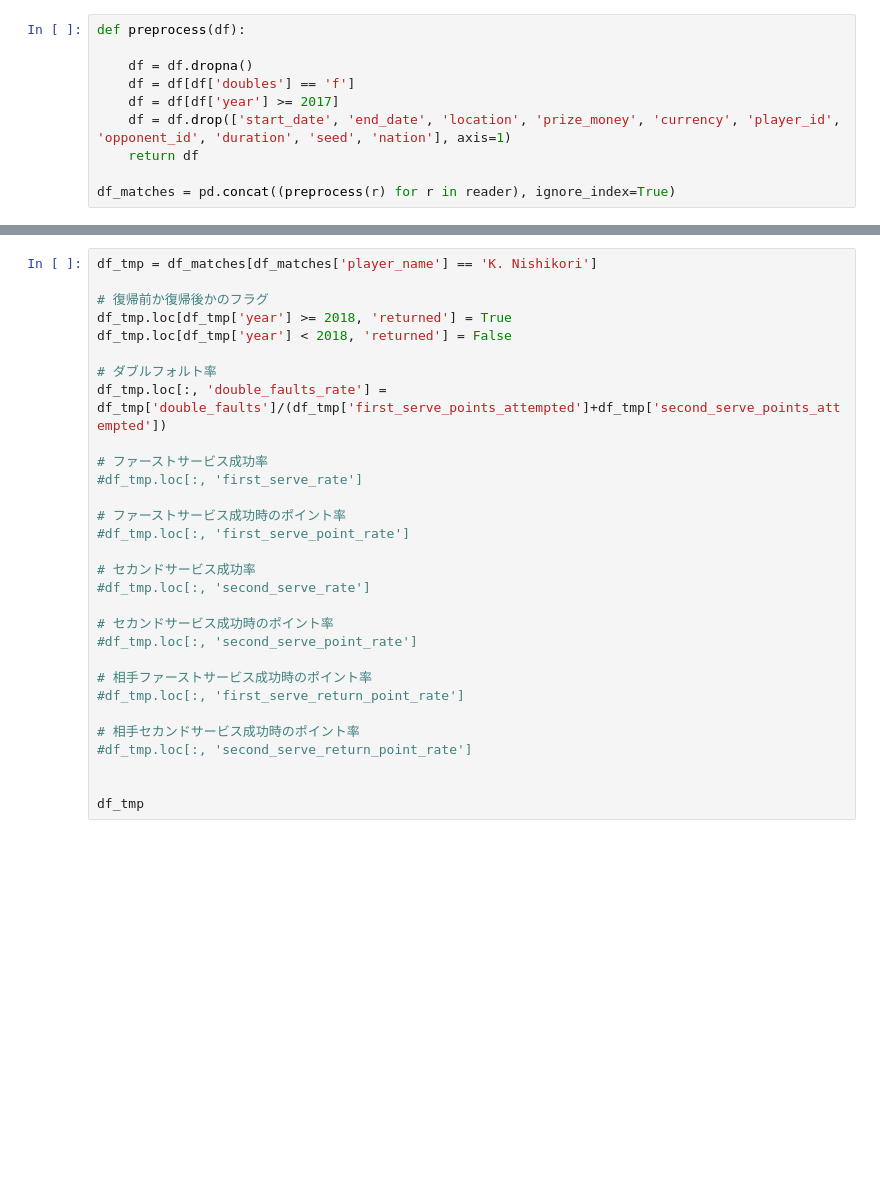
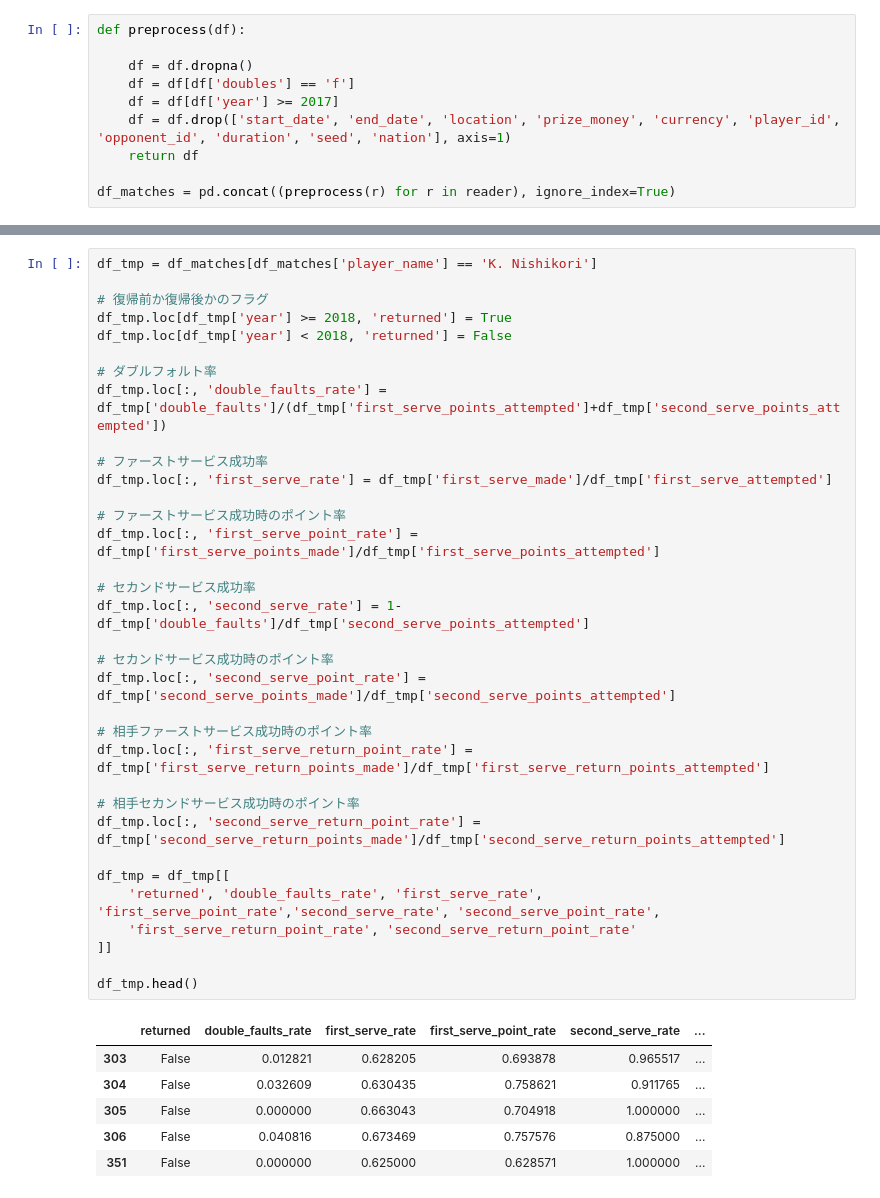
Before and after one commit to Gin04gh/datascience, a Jupyter notebook: kaggle_dataset_large_tennis_dataset_for_atp_itf_betting/analysis_returned_kei.ipynb, the cells around one changed output, grey strips where cells are left out. Drawn from its saved outputs; the diff is of its cells as text; blank space fills up the shorter version.

```diff
--- a/kaggle_dataset_large_tennis_dataset_for_atp_itf_betting/analysis_returned_kei.ipynb
+++ b/kaggle_dataset_large_tennis_dataset_for_atp_itf_betting/analysis_returned_kei.ipynb
@@ -32,30 +48,41 @@ len(df_matches)
 # %%
 df_tmp = df_matches[df_matches['player_name'] == 'K. Nishikori']
 
 # 復帰前か復帰後かのフラグ
 df_tmp.loc[df_tmp['year'] >= 2018, 'returned'] = True
 df_tmp.loc[df_tmp['year'] < 2018, 'returned'] = False
 
 # ダブルフォルト率
 df_tmp.loc[:, 'double_faults_rate'] = df_tmp['double_faults']/(df_tmp['first_serve_points_attempted']+df_tmp['second_serve_points_attempted'])
 
 # ファーストサービス成功率
-#df_tmp.loc[:, 'first_serve_rate']
+df_tmp.loc[:, 'first_serve_rate'] = df_tmp['first_serve_made']/df_tmp['first_serve_attempted']
 
 # ファーストサービス成功時のポイント率
-#df_tmp.loc[:, 'first_serve_point_rate']
+df_tmp.loc[:, 'first_serve_point_rate'] = df_tmp['first_serve_points_made']/df_tmp['first_serve_points_attempted']
 
 # セカンドサービス成功率
-#df_tmp.loc[:, 'second_serve_rate']
+df_tmp.loc[:, 'second_serve_rate'] = 1-df_tmp['double_faults']/df_tmp['second_serve_points_attempted']
 
 # セカンドサービス成功時のポイント率
-#df_tmp.loc[:, 'second_serve_point_rate']
+df_tmp.loc[:, 'second_serve_point_rate'] = df_tmp['second_serve_points_made']/df_tmp['second_serve_points_attempted']
 
 # 相手ファーストサービス成功時のポイント率
-#df_tmp.loc[:, 'first_serve_return_point_rate']
+df_tmp.loc[:, 'first_serve_return_point_rate'] = df_tmp['first_serve_return_points_made']/df_tmp['first_serve_return_points_attempted']
 
 # 相手セカンドサービス成功時のポイント率
-#df_tmp.loc[:, 'second_serve_return_point_rate']
+df_tmp.loc[:, 'second_serve_return_point_rate'] = df_tmp['second_serve_return_points_made']/df_tmp['second_serve_return_points_attempted']
 
+df_tmp = df_tmp[[
+    'returned', 'double_faults_rate', 'first_serve_rate', 'first_serve_point_rate','second_serve_rate', 'second_serve_point_rate',
+    'first_serve_return_point_rate', 'second_serve_return_point_rate'
+]]
 
-df_tmp
+df_tmp.head()
+# %% [output]
+|  | returned | double_faults_rate | first_serve_rate | first_serve_point_rate | second_serve_rate | ... |
+| 303 | False | 0.012821 | 0.628205 | 0.693878 | 0.965517 | ... |
+| 304 | False | 0.032609 | 0.630435 | 0.758621 | 0.911765 | ... |
+| 305 | False | 0.000000 | 0.663043 | 0.704918 | 1.000000 | ... |
+| 306 | False | 0.040816 | 0.673469 | 0.757576 | 0.875000 | ... |
+| 351 | False | 0.000000 | 0.625000 | 0.628571 | 1.000000 | ... |
```
Also changed, not shown: parts of 5 cells of this notebook.
